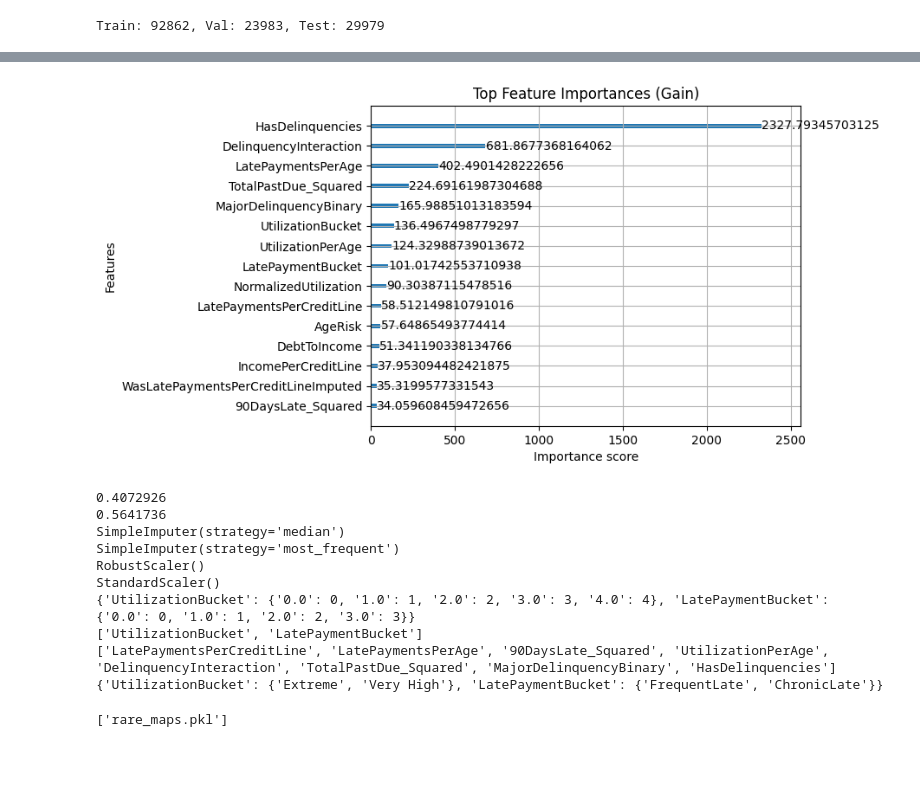
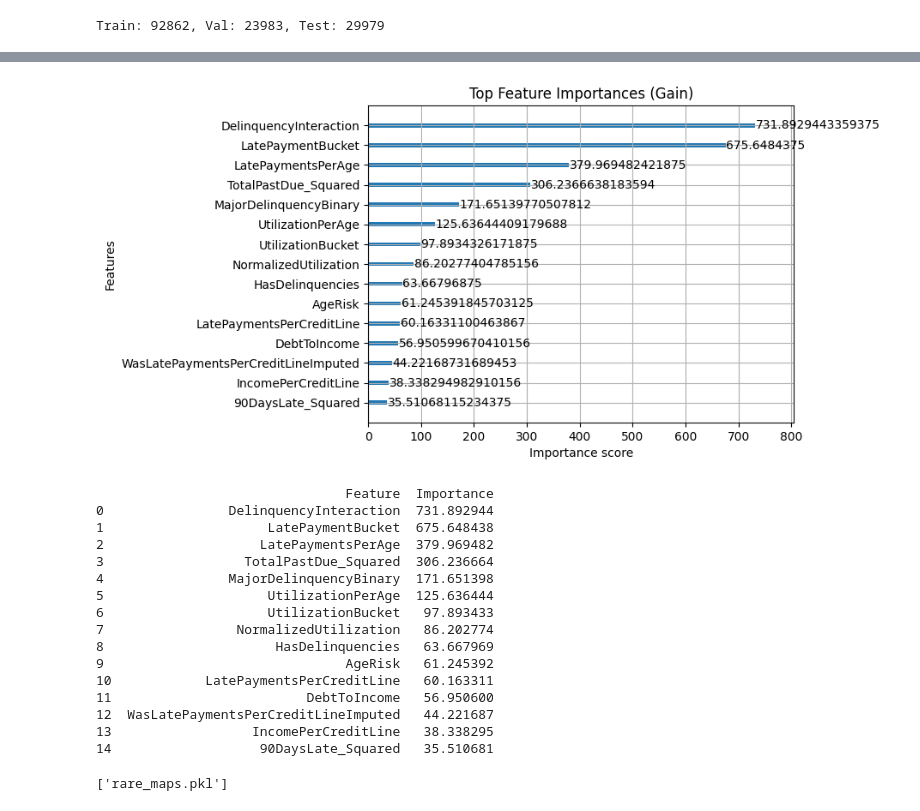
Before and after one commit to sunnysunny77/loan, a Jupyter notebook: cr.ipynb, the cells around one changed output, grey strips where cells are left out. Saved outputs shown, nothing was run; the diff lists cells and outputs as text; code cells hidden in the pictures; blank space fills up the shorter version.

```diff
--- a/cr.ipynb
+++ b/cr.ipynb
@@ -597,0 +577,3 @@ Engineered features
+# %%
+#Engineer_features
+df_e = engineer_features(X_train)
@@ -598,6 +582,6 @@ Engineered features
 # %%
 # Drop columns with missing
-df_drop, hm_cols_to_drop = drop_high_missing_cols(df_engi, threshold=0.25)
+df_drop, hm_cols_to_drop = drop_high_missing_cols(df_e, threshold=0.25)
 # %% [output]
                            MissingCount  MissingPercent
 90DaysLate_Squared                    0            0.00
@@ -672,4 +631,4 @@ Log-transformed: AgeRisk
 # %%
 # Feature selection
-df_selected, fs_cols_to_drop = select_features(df_log, y_train, n_to_keep=20, bias_mode=None)
+df_selected, fs_cols_to_drop = select_features(df_collapsed, y_train, n_to_keep=20, bias_mode=None)
 # %% [output]
@@ -986,7 +945,7 @@ class FocalLoss(nn.Module):
         return focal_loss.mean()
 
 alpha = class_weights[1] / (class_weights[0] + class_weights[1])
-loss_fn = FocalLoss(alpha=alpha, gamma=3)
+loss_fn = FocalLoss(alpha=alpha, gamma=2)
 # %%
 # Train
 overall_best_val_auc = 0.0
@@ -1276,10 +1235,36 @@ Accuracy for class 'Defaulted': 69.39%
 # %%
 # Importance
+importance_dict = model_b.get_booster().get_score(importance_type="gain")
+importance_df = (
+    pd.DataFrame({
+        "Feature": list(importance_dict.keys()),
+        "Importance": list(importance_dict.values())
+    })
+    .sort_values("Importance", ascending=False)
+    .reset_index(drop=True)
+)
 xgb.plot_importance(model_b, importance_type='gain', max_num_features=X_train.shape[1])
 plt.title("Top Feature Importances (Gain)")
 plt.show()
+print(importance_df)
 # %% [output]
-[figure, old version]
+[figure, new version]
+                                Feature  Importance
+0                DelinquencyInteraction  731.892944
+1                     LatePaymentBucket  675.648438
+2                    LatePaymentsPerAge  379.969482
+3                  TotalPastDue_Squared  306.236664
+4                MajorDelinquencyBinary  171.651398
+5                     UtilizationPerAge  125.636444
+6                     UtilizationBucket   97.893433
+7                 NormalizedUtilization   86.202774
+8                      HasDelinquencies   63.667969
+9                               AgeRisk   61.245392
+10            LatePaymentsPerCreditLine   60.163311
+11                         DebtToIncome   56.950600
+12  WasLatePaymentsPerCreditLineImputed   44.221687
+13                  IncomePerCreditLine   38.338295
+14                   90DaysLate_Squared   35.510681
 # %%
 # Save NN model
 torch.save(model.state_dict(), "cr_weights.pth")
@@ -1292,17 +1277,6 @@ cat_maps = {}
 for col in cat_col_order:
     unique_vals = X_train[col].dropna().astype(str).unique()
     cat_maps[col] = {val: idx for idx, val in enumerate(sorted(unique_vals))}
-
-print(best_thresh_a)
-print(best_thresh_b)
-print(num_imputer)
-print(cat_imputer)
-print(robust_scaler)
-print(std_scaler)
-print(cat_maps)
-print(cat_col_order)
-print(skewed_col_order)
-print(rare_maps)
 
 joblib.dump(best_thresh_a, "threshold_a.pkl")
 joblib.dump(best_thresh_b, "threshold_b.pkl")
@@ -1316,14 +1290,4 @@ joblib.dump(cat_col_order, "cat_col_order.pkl")
 joblib.dump(skewed_col_order, "skewed_col_order.pkl")
 joblib.dump(rare_maps, "rare_maps.pkl")
 # %% [output]
-0.4072926
-0.5641736
-SimpleImputer(strategy='median')
-SimpleImputer(strategy='most_frequent')
-RobustScaler()
-StandardScaler()
-{'UtilizationBucket': {'0.0': 0, '1.0': 1, '2.0': 2, '3.0': 3, '4.0': 4}, 'LatePaymentBucket': {'0.0': 0, '1.0': 1, '2.0': 2, '3.0': 3}}
-['UtilizationBucket', 'LatePaymentBucket']
-['LatePaymentsPerCreditLine', 'LatePaymentsPerAge', '90DaysLate_Squared', 'UtilizationPerAge', 'DelinquencyInteraction', 'TotalPastDue_Squared', 'MajorDelinquencyBinary', 'HasDelinquencies']
-{'UtilizationBucket': {'Extreme', 'Very High'}, 'LatePaymentBucket': {'FrequentLate', 'ChronicLate'}}
+['rare_maps.pkl']
-['rare_maps.pkl']
```
Also changed, not shown: parts of 12 cells of this notebook, 15 other files.
